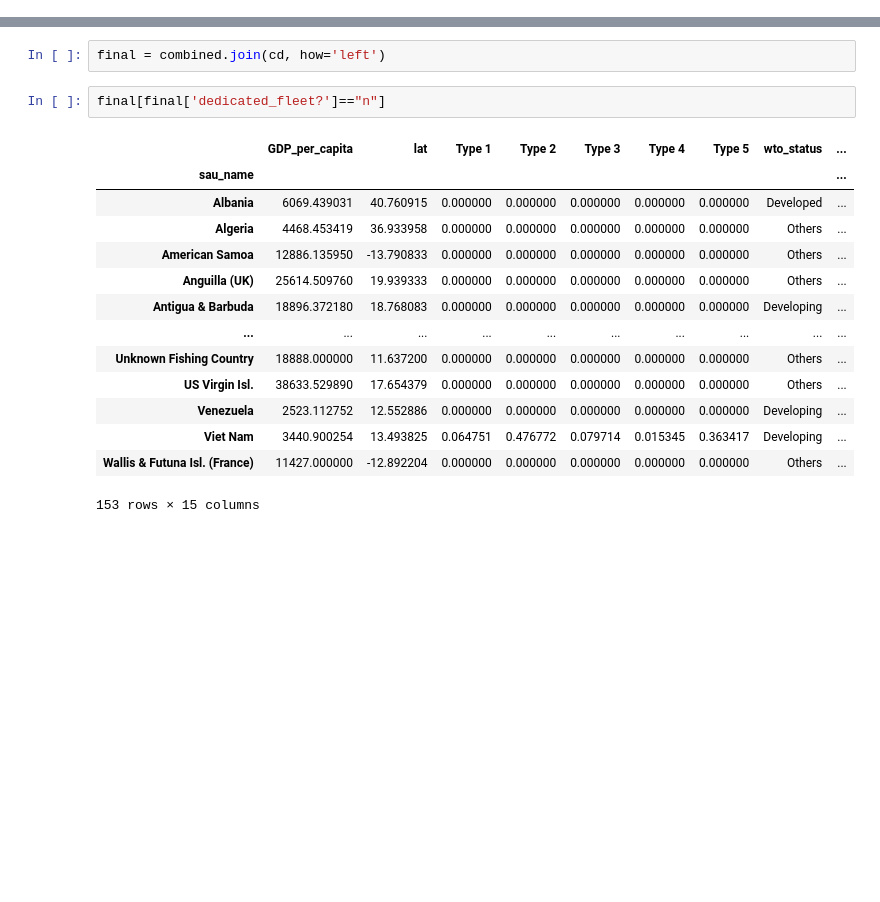
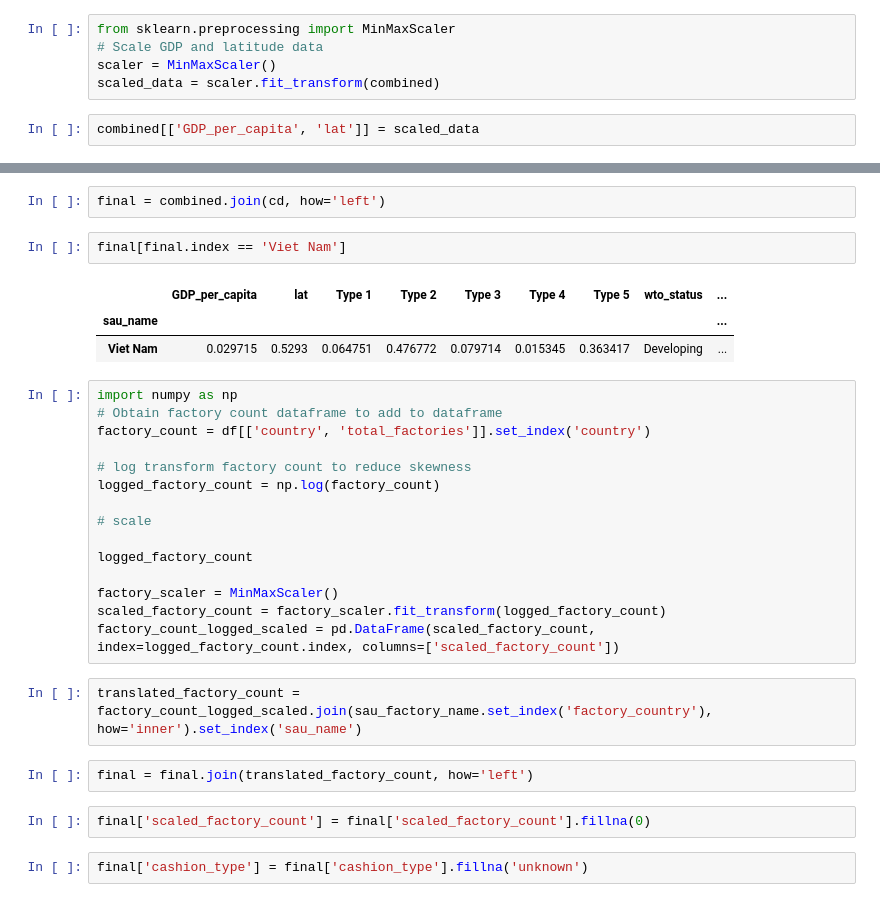
Before and after one commit to SeaAroundUs/end-use-clustering, a Jupyter notebook: src/all_countries.ipynb, the cells around one changed output, grey strips where cells are left out. Saved outputs shown, nothing was run; the diff lists cells and outputs as text; blank space fills up the shorter version.

Commit message:
add country profiles as feature

```diff
--- a/src/all_countries.ipynb
+++ b/src/all_countries.ipynb
@@ -178,3 +159,10 @@ combined
 | Wallis & Futuna Isl. (France) | 11427.000000 | -12.892204 |
 | Yemen | 623.376000 | 12.804388 |
 200 rows × 2 columns
+# %%
+from sklearn.preprocessing import MinMaxScaler
+# Scale GDP and latitude data
+scaler = MinMaxScaler()
+scaled_data = scaler.fit_transform(combined)
+# %%
+combined[['GDP_per_capita', 'lat']] = scaled_data
@@ -208,19 +217,31 @@ cd.head()
 # %%
 final = combined.join(cd, how='left')
 # %%
-final[final['dedicated_fleet?']=="n"]
+final[final.index == 'Viet Nam']
 # %% [output]
 |  | GDP_per_capita | lat | Type 1 | Type 2 | Type 3 | Type 4 | Type 5 | wto_status | ... |
 | sau_name |  |  |  |  |  |  |  |  | ... |
-| Albania | 6069.439031 | 40.760915 | 0.000000 | 0.000000 | 0.000000 | 0.000000 | 0.000000 | Developed | ... |
-| Algeria | 4468.453419 | 36.933958 | 0.000000 | 0.000000 | 0.000000 | 0.000000 | 0.000000 | Others | ... |
-| American Samoa | 12886.135950 | -13.790833 | 0.000000 | 0.000000 | 0.000000 | 0.000000 | 0.000000 | Others | ... |
-| Anguilla (UK) | 25614.509760 | 19.939333 | 0.000000 | 0.000000 | 0.000000 | 0.000000 | 0.000000 | Others | ... |
-| Antigua & Barbuda | 18896.372180 | 18.768083 | 0.000000 | 0.000000 | 0.000000 | 0.000000 | 0.000000 | Developing | ... |
-| ... | ... | ... | ... | ... | ... | ... | ... | ... | ... |
-| Unknown Fishing Country | 18888.000000 | 11.637200 | 0.000000 | 0.000000 | 0.000000 | 0.000000 | 0.000000 | Others | ... |
-| US Virgin Isl. | 38633.529890 | 17.654379 | 0.000000 | 0.000000 | 0.000000 | 0.000000 | 0.000000 | Others | ... |
-| Venezuela | 2523.112752 | 12.552886 | 0.000000 | 0.000000 | 0.000000 | 0.000000 | 0.000000 | Developing | ... |
-| Viet Nam | 3440.900254 | 13.493825 | 0.064751 | 0.476772 | 0.079714 | 0.015345 | 0.363417 | Developing | ... |
-| Wallis & Futuna Isl. (France) | 11427.000000 | -12.892204 | 0.000000 | 0.000000 | 0.000000 | 0.000000 | 0.000000 | Others | ... |
+| Viet Nam | 0.029715 | 0.5293 | 0.064751 | 0.476772 | 0.079714 | 0.015345 | 0.363417 | Developing | ... |
-153 rows × 15 columns
+# %%
+import numpy as np
+# Obtain factory count dataframe to add to dataframe
+factory_count = df[['country', 'total_factories']].set_index('country')
+
+# log transform factory count to reduce skewness
+logged_factory_count = np.log(factory_count)
+
+# scale
+
+logged_factory_count
+
+factory_scaler = MinMaxScaler()
+scaled_factory_count = factory_scaler.fit_transform(logged_factory_count)
+factory_count_logged_scaled = pd.DataFrame(scaled_factory_count, index=logged_factory_count.index, columns=['scaled_factory_count'])
+# %%
+translated_factory_count = factory_count_logged_scaled.join(sau_factory_name.set_index('factory_country'), how='inner').set_index('sau_name')
+# %%
+final = final.join(translated_factory_count, how='left')
+# %%
+final['scaled_factory_count'] = final['scaled_factory_count'].fillna(0)
+# %%
+final['cashion_type'] = final['cashion_type'].fillna('unknown')
```
Also changed, not shown: parts of 68 cells of this notebook, 5 other files.
